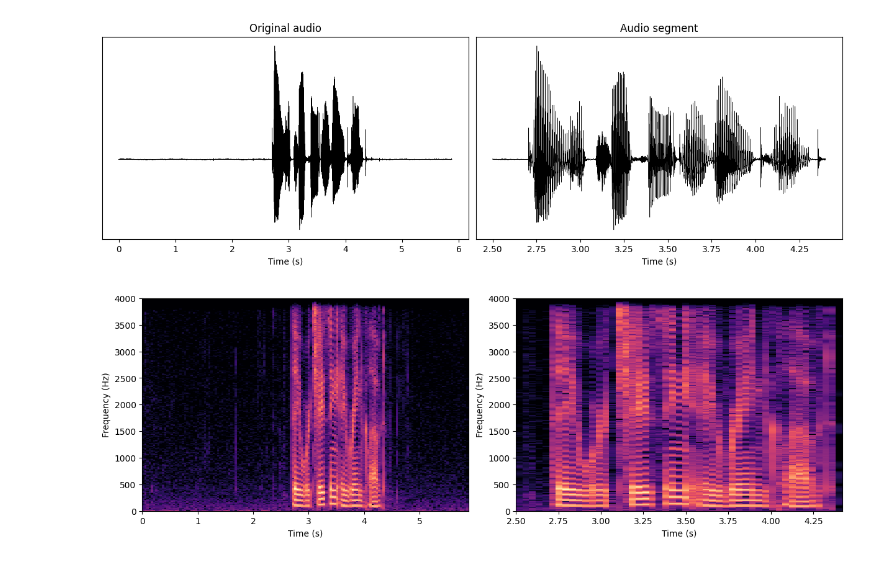
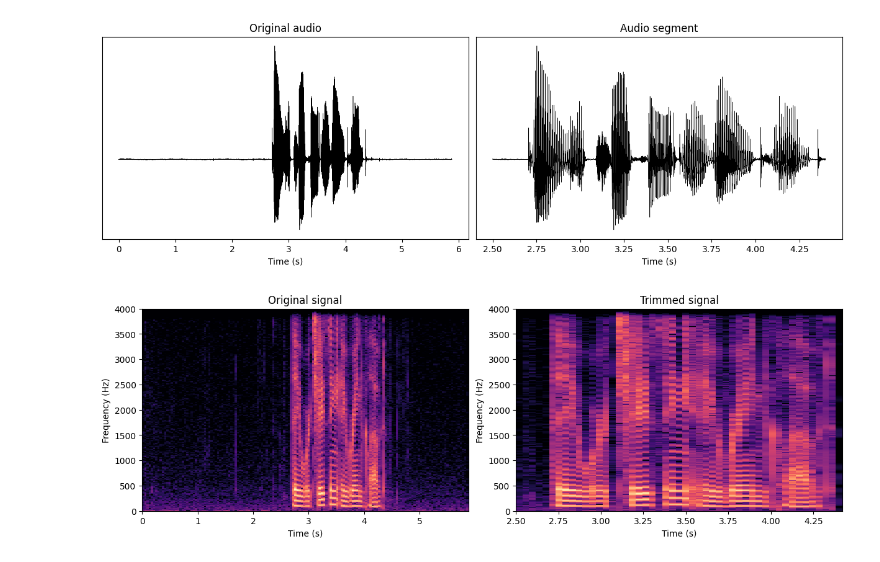
Before and after one commit to davidvaldiviad/audio_tools, a Jupyter notebook: quick_tutorial.ipynb, the cells around one changed output. Saved outputs shown, nothing was run; the diff lists cells and outputs as text; code cells hidden in the pictures.

```diff
--- a/quick_tutorial.ipynb
+++ b/quick_tutorial.ipynb
@@ -33,12 +33,12 @@ plot_signal(portion, times=times, ax=axes[1], title='Audio segment')
 # %%
 # Display spectrograms.
 
 X1 = Spectrogram(signal, sr=sr, window_size_s=80e-3)
 X2 = Spectrogram(portion, sr=sr, window_size_s=80e-3)
 
 axes = new_axes(1, 2) # useful to handle multiple images in matplotlib
 
-display_spectrogram(X1.spectrogram(), f_bins=X1.f_bins, t_frames=X1.t_frames, ax=axes[0], log=True)
-display_spectrogram(X2.spectrogram(), f_bins=X2.f_bins, t_frames=X2.t_frames + start_t, ax=axes[1], log=True)
+display_spectrogram(X1.spectrogram(), f_bins=X1.f_bins, t_frames=X1.t_frames, ax=axes[0], log=True, title="Original signal")
+display_spectrogram(X2.spectrogram(), f_bins=X2.f_bins, t_frames=X2.t_frames + start_t, ax=axes[1], log=True, title="Trimmed signal")
 # %% [output]
-[figure, old version]
+[figure, new version]
```
Also changed, not shown: 2 other files.
